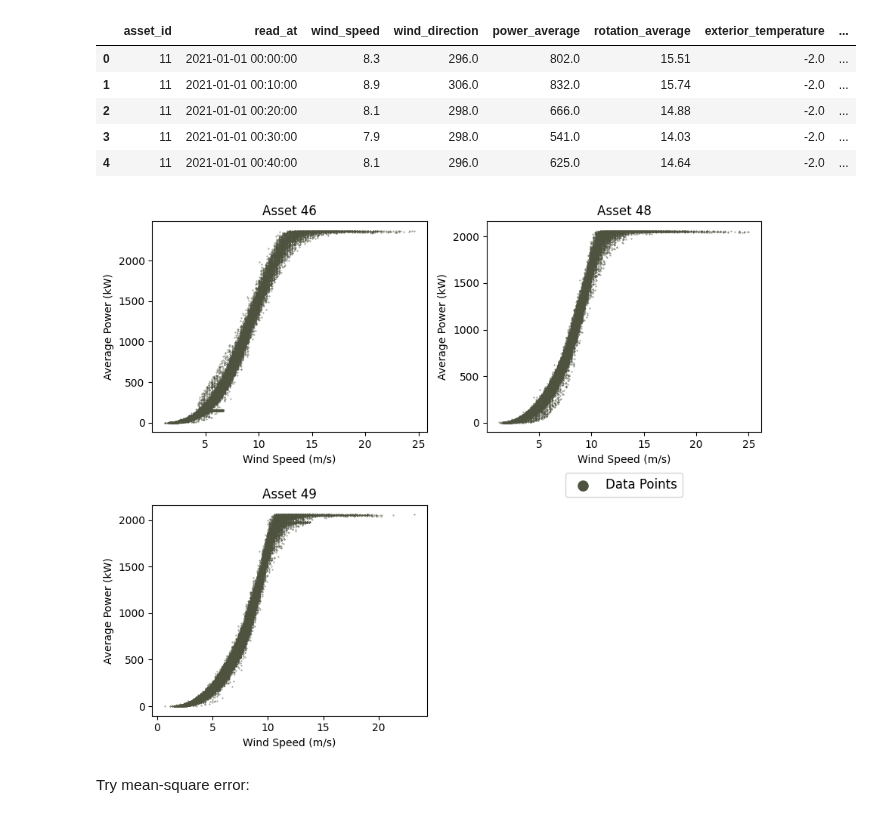
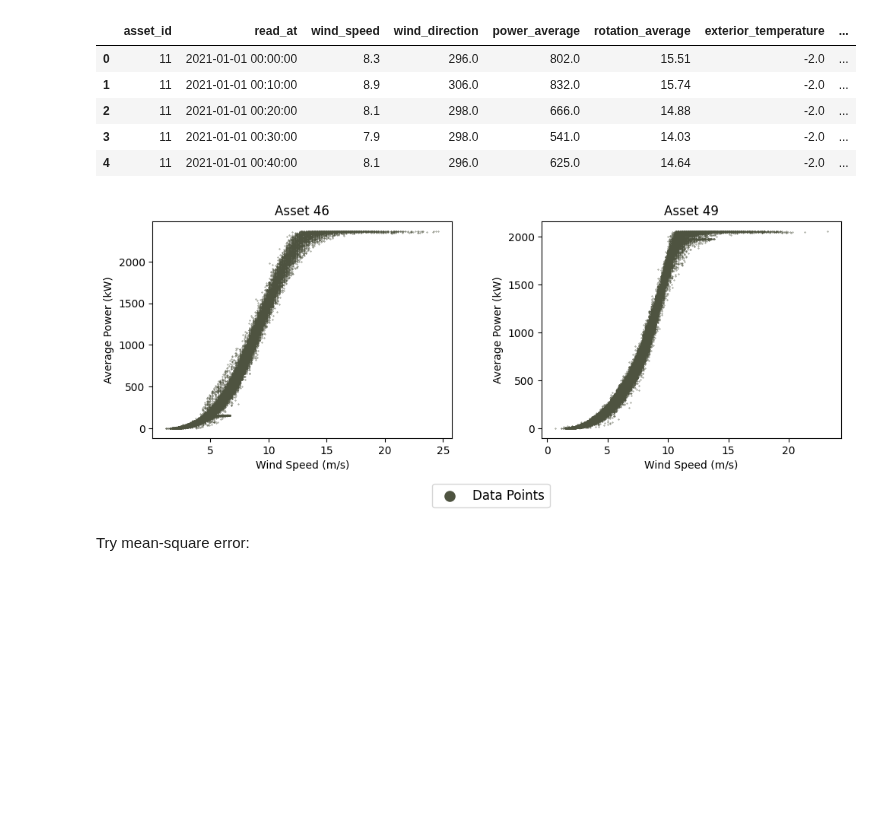
Before and after one commit to sarabreu/thesis_dev, a Jupyter notebook: 1_data_analysis_and_preproc/wind.ipynb, the cells around one changed output. Drawn from its saved outputs; the diff is of its cells as text; code cells hidden in the pictures; blank space fills up the shorter version.

Commit message:
asset 46 and 49 plots insetad of asset 46 to 49

```diff
--- a/1_data_analysis_and_preproc/wind.ipynb
+++ b/1_data_analysis_and_preproc/wind.ipynb
@@ -602,22 +601,23 @@ df_wind.head()
 | 4 | 11 | 2021-01-01 00:40:00 | 8.1 | 296.0 | 625.0 | 14.64 | -2.0 | ... |
 # %%
 plot = 1
-assets = [46, 48, 49]
-n_plots = 3
-plt.figure(figsize=(n_plots*3, n_plots*2.5))
+assets = [46, 49]
+n_plots = 2
+plt.figure(figsize=(n_plots*5, n_plots*2.25))
 for asset, subset in df_wind[df_wind["asset_id"].isin(assets)].groupby("asset_id"):
-    plt.subplot(2, 2, plot)
+    plt.subplot(1, 2, plot)
     plt.title(f"Asset {asset}")
     plt.xlabel('Wind Speed (m/s)')
     plt.ylabel('Average Power (kW)')
     plt.scatter(subset["wind_speed"], subset["power_average"], c="#4E5340", s=0.1)
-    if plot == 2:
-        plt.legend(['Data Points'], loc='center', bbox_to_anchor=(0.5, -0.25), prop={'size': 12}, markerscale=30, ncol = 1)
+    if plot == 1:
+        plt.legend(['Data Points'], loc='lower center', bbox_to_anchor=(1.13, -0.35), prop={'size': 12}, markerscale=30, ncol = 2)
     plot += 1
 plt.tight_layout()
+plt.subplots_adjust(wspace=0.3)
 plt.show()
 # %% [output]
-[figure, old version]
+[figure, new version]
 # %% [markdown]
 Try mean-square error:
 # %%
```
Also changed, not shown: parts of 4 cells of this notebook.
